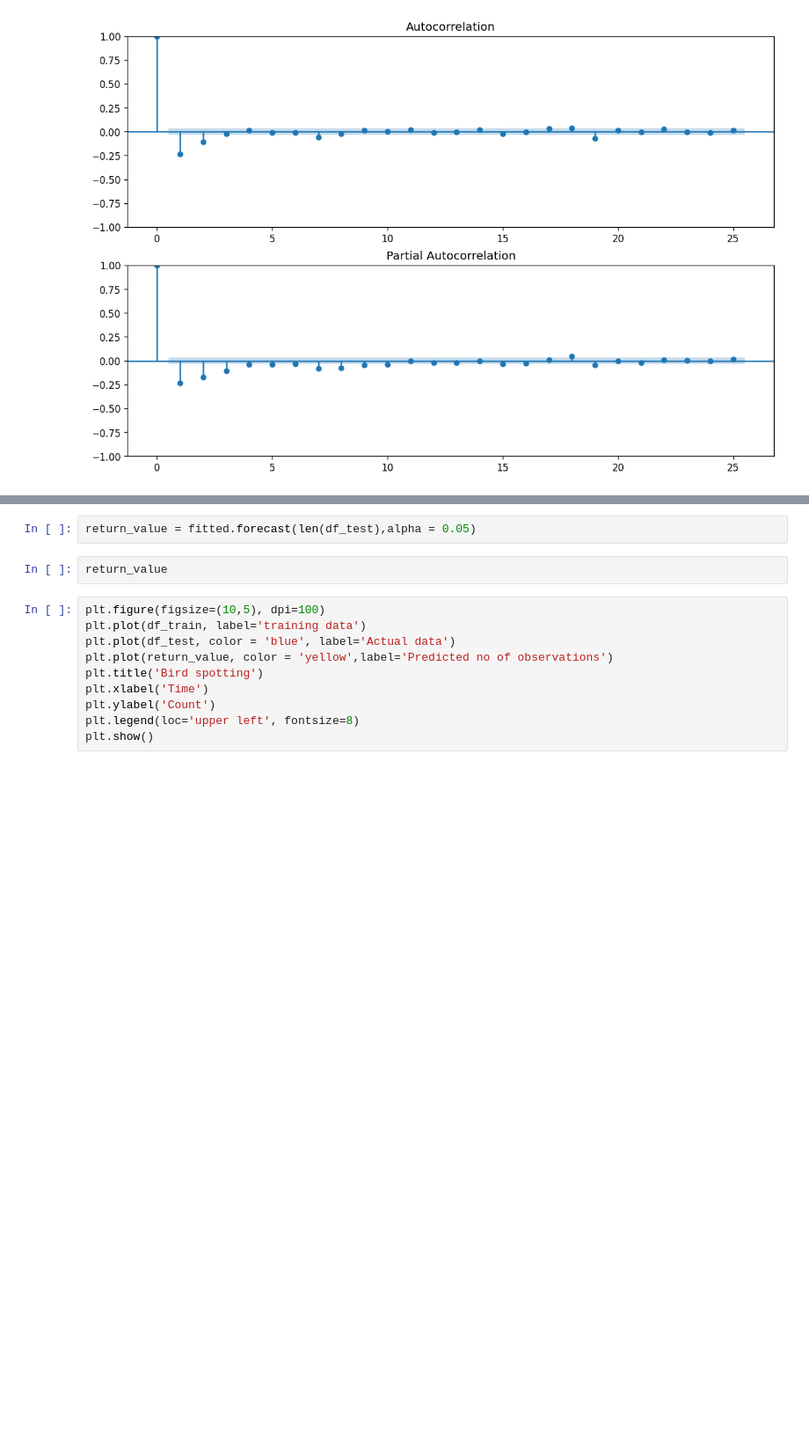
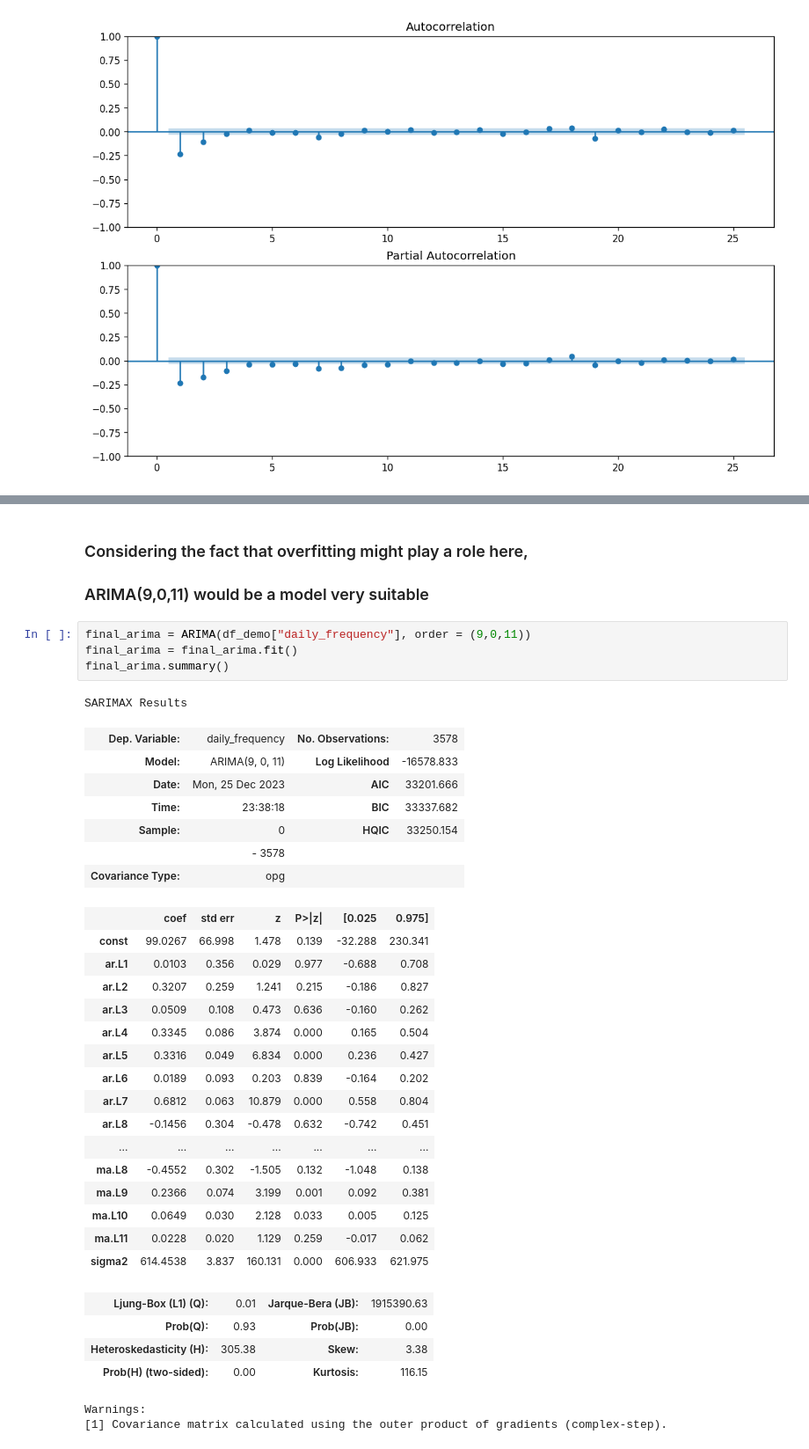
Before and after one commit to B2-80525/Ayush_iss_baar_to_code_pull_karle, a Jupyter notebook: 24 12 2023/Grus grus.ipynb, the cells around one changed output, grey strips where cells are left out. Shown at 88% size. Drawn from its saved outputs; the diff is of its cells as text; blank space fills up the shorter version.

```diff
--- a/24 12 2023/Grus grus.ipynb
+++ b/24 12 2023/Grus grus.ipynb
@@ -545,14 +578,38 @@ Warnings:
-# %%
-return_value = fitted.forecast(len(df_test),alpha = 0.05)
-# %%
-return_value
-# %%
-plt.figure(figsize=(10,5), dpi=100)
-plt.plot(df_train, label='training data')
-plt.plot(df_test, color = 'blue', label='Actual data')
-plt.plot(return_value, color = 'yellow',label='Predicted no of observations')
-plt.title('Bird spotting')
-plt.xlabel('Time')
-plt.ylabel('Count')
-plt.legend(loc='upper left', fontsize=8)
-plt.show()
+# %% [markdown]
+### Considering the fact that overfitting might play a role here,
+### ARIMA(9,0,11) would be a model very suitable
+# %%
+final_arima = ARIMA(df_demo["daily_frequency"], order = (9,0,11))
+final_arima = final_arima.fit()
+final_arima.summary()
+# %% [output]
+SARIMAX Results
+| Dep. Variable: | daily_frequency | No. Observations: | 3578 |
+| Model: | ARIMA(9, 0, 11) | Log Likelihood | -16578.833 |
+| Date: | Mon, 25 Dec 2023 | AIC | 33201.666 |
+| Time: | 23:38:18 | BIC | 33337.682 |
+| Sample: | 0 | HQIC | 33250.154 |
+|  | - 3578 |  |  |
+| Covariance Type: | opg |  |  |
+|  | coef | std err | z | P>|z| | [0.025 | 0.975] |
+| const | 99.0267 | 66.998 | 1.478 | 0.139 | -32.288 | 230.341 |
+| ar.L1 | 0.0103 | 0.356 | 0.029 | 0.977 | -0.688 | 0.708 |
+| ar.L2 | 0.3207 | 0.259 | 1.241 | 0.215 | -0.186 | 0.827 |
+| ar.L3 | 0.0509 | 0.108 | 0.473 | 0.636 | -0.160 | 0.262 |
+| ar.L4 | 0.3345 | 0.086 | 3.874 | 0.000 | 0.165 | 0.504 |
+| ar.L5 | 0.3316 | 0.049 | 6.834 | 0.000 | 0.236 | 0.427 |
+| ar.L6 | 0.0189 | 0.093 | 0.203 | 0.839 | -0.164 | 0.202 |
+| ar.L7 | 0.6812 | 0.063 | 10.879 | 0.000 | 0.558 | 0.804 |
+| ar.L8 | -0.1456 | 0.304 | -0.478 | 0.632 | -0.742 | 0.451 |
+| ... | ... | ... | ... | ... | ... | ... |
+| ma.L8 | -0.4552 | 0.302 | -1.505 | 0.132 | -1.048 | 0.138 |
+| ma.L9 | 0.2366 | 0.074 | 3.199 | 0.001 | 0.092 | 0.381 |
+| ma.L10 | 0.0649 | 0.030 | 2.128 | 0.033 | 0.005 | 0.125 |
+| ma.L11 | 0.0228 | 0.020 | 1.129 | 0.259 | -0.017 | 0.062 |
+| sigma2 | 614.4538 | 3.837 | 160.131 | 0.000 | 606.933 | 621.975 |
+| Ljung-Box (L1) (Q): | 0.01 | Jarque-Bera (JB): | 1915390.63 |
+| Prob(Q): | 0.93 | Prob(JB): | 0.00 |
+| Heteroskedasticity (H): | 305.38 | Skew: | 3.38 |
+| Prob(H) (two-sided): | 0.00 | Kurtosis: | 116.15 |
+Warnings:
+[1] Covariance matrix calculated using the outer product of gradients (complex-step).
```
Also changed, not shown: parts of 6 cells of this notebook.
